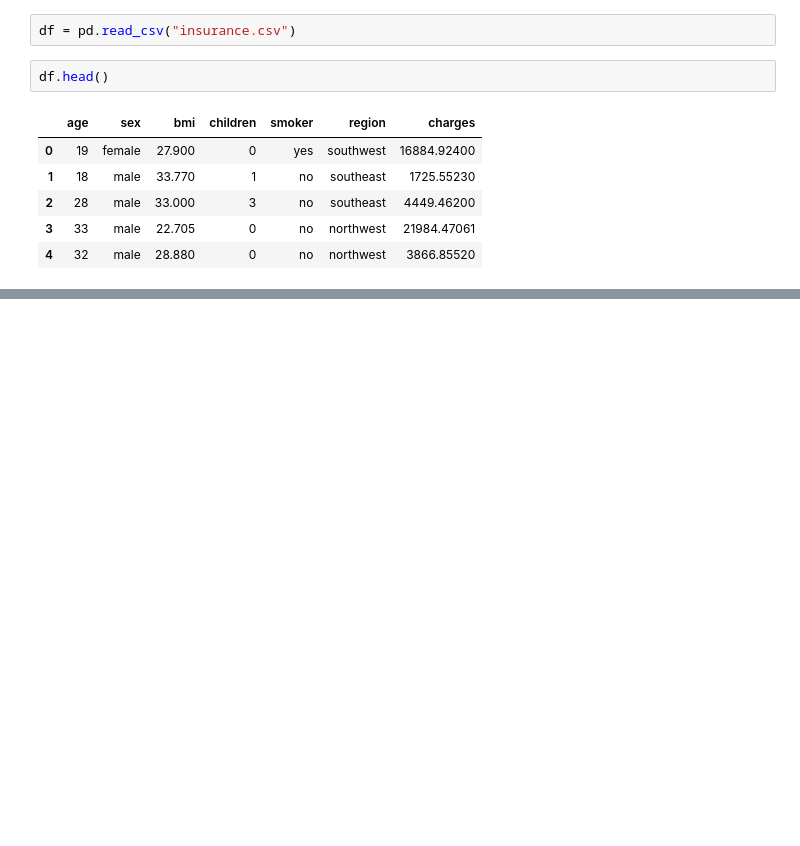
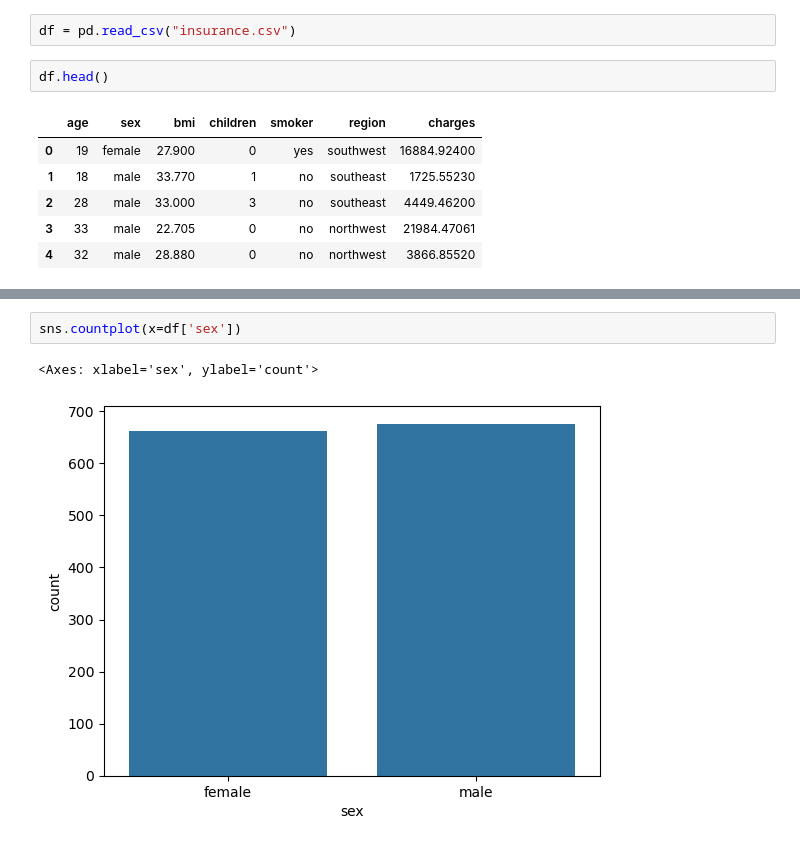
Before and after one commit to khizarzafar/insurance-cost-predictor, a Jupyter notebook: EDA.ipynb, the cells around one changed output, grey strips where cells are left out. Cells and saved outputs as stored; diff of their text form; blank space fills up the shorter version.

```diff
--- a/EDA.ipynb
+++ b/EDA.ipynb
@@ -21,0 +91,5 @@ df.head()
+# %%
+sns.countplot(x=df['sex'])
+# %% [output]
+<Axes: xlabel='sex', ylabel='count'>
+[figure, added]
```
Also changed, not shown: parts of 8 cells of this notebook.
